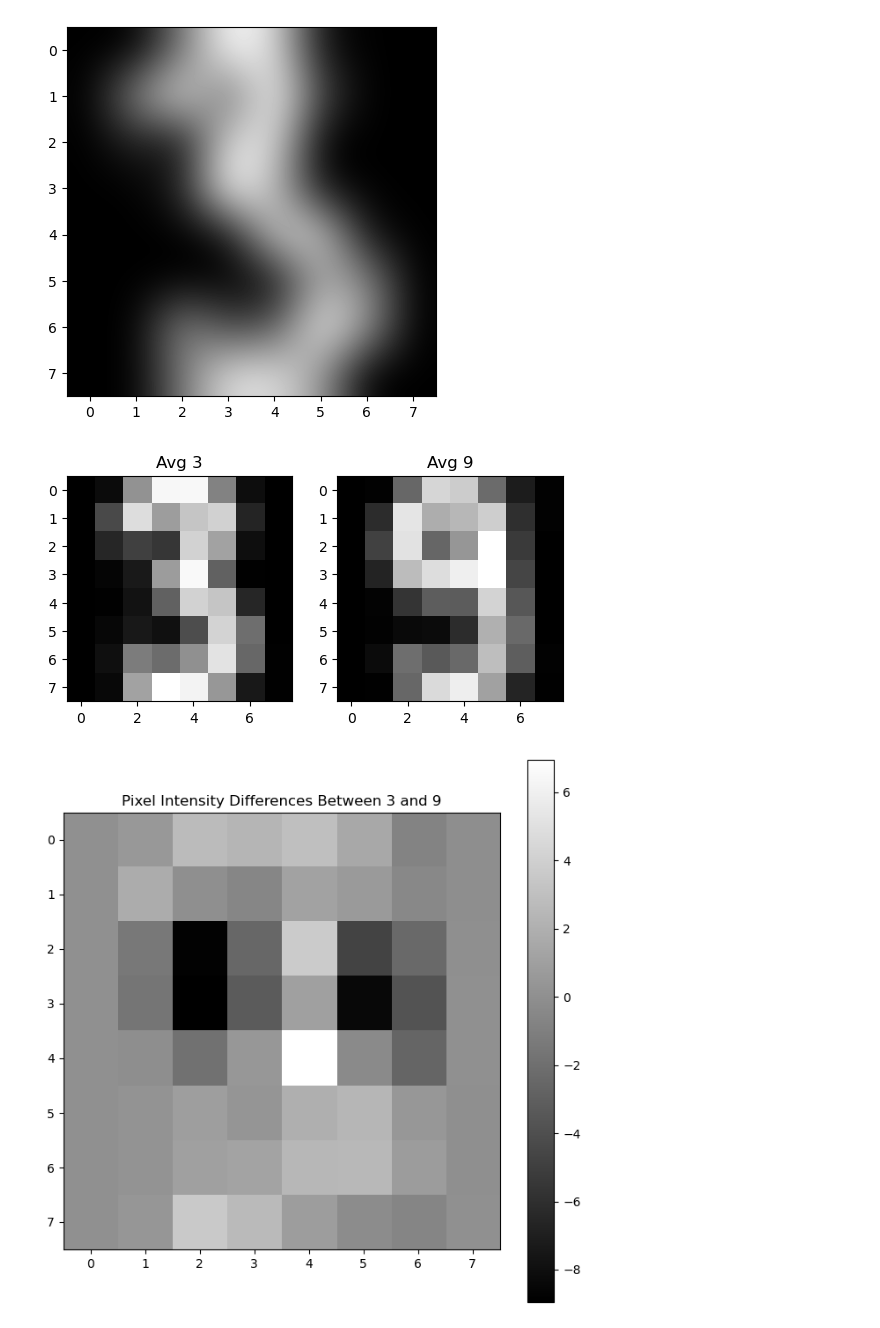
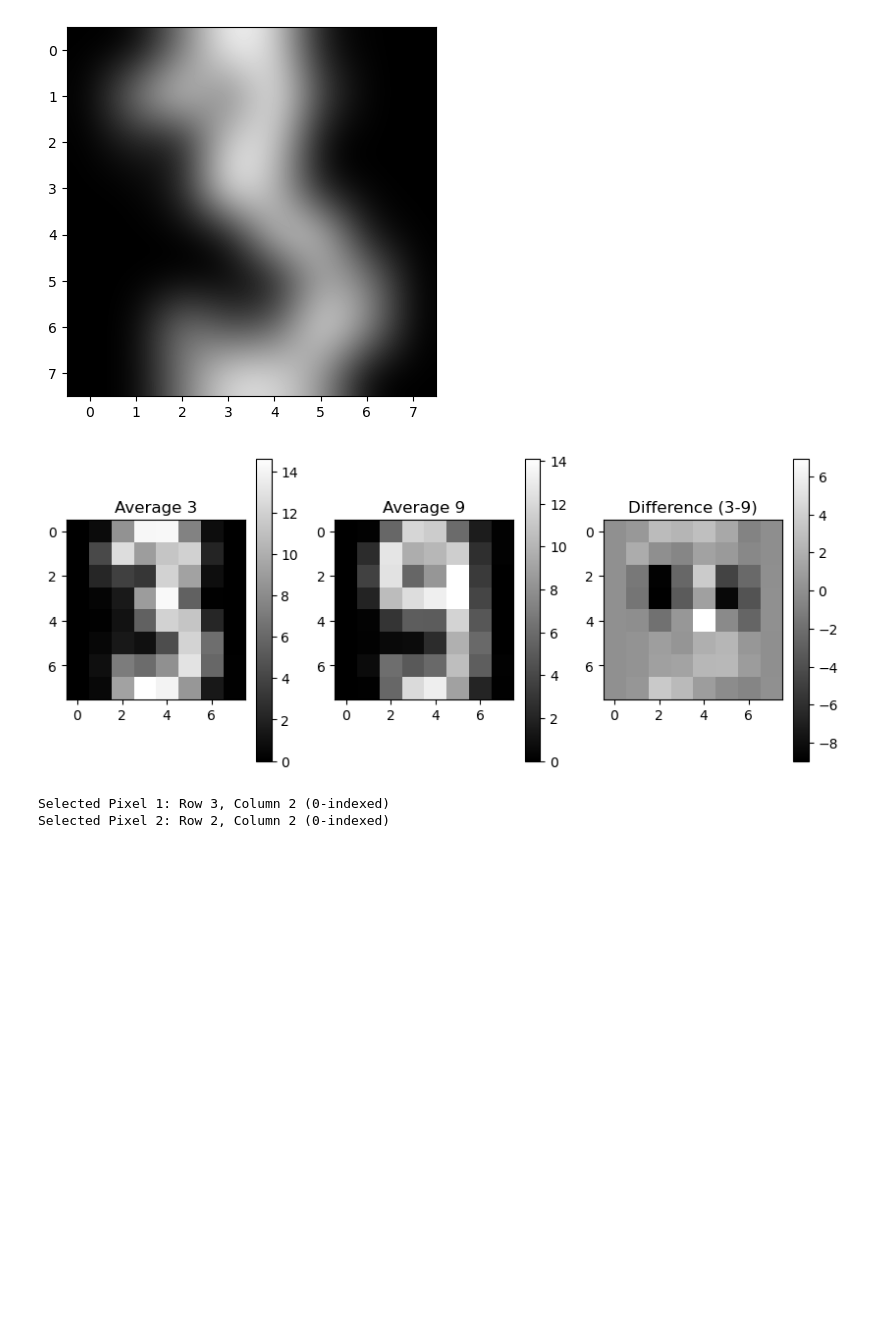
Before and after one commit to robin-alter/MSE-Exercises, a Jupyter notebook: 2024_05_08_Exercise_01/linear-classifiers-Ex2.ipynb, the cells around one changed output. Saved outputs shown, nothing was run; the diff lists cells and outputs as text; code cells hidden in the pictures; blank space fills up the shorter version.

```diff
--- a/2024_05_08_Exercise_01/linear-classifiers-Ex2.ipynb
+++ b/2024_05_08_Exercise_01/linear-classifiers-Ex2.ipynb
@@ -46,23 +46,3 @@ X_train, X_test, y_train, y_test =\
 (8, 8)
 [figure]
 [figure]
-# %%
-avg_digit_3 = np.mean(data[target == 3], axis=0)
-avg_digit_9 = np.mean(data[target == 9], axis=0)
-difference = avg_digit_3 - avg_digit_9
-
-plt.subplot(1, 2, 1)
-plt.imshow(avg_digit_3.reshape(8, 8), cmap='gray', interpolation='none')
-plt.title('Avg 3')
-plt.subplot(1, 2, 2)
-plt.imshow(avg_digit_9.reshape(8, 8), cmap='gray', interpolation='none')
-plt.title('Avg 9')
-plt.show()
-plt.figure(figsize=(8, 8))
-plt.imshow(difference.reshape(8, 8), cmap='gray', interpolation='none')
-plt.colorbar()
-plt.title('Pixel Intensity Differences Between 3 and 9')
-plt.show()
-# %% [output]
-[figure, removed]
-[figure, removed]
@@ -88 +49,44 @@ X_train_2d = features2d(X_train_array)
+# %%
+# Calculate average images for digits 3 and 9
+avg_digit_3 = np.mean(data[target == 3], axis=0).reshape(8, 8)
+avg_digit_9 = np.mean(data[target == 9], axis=0).reshape(8, 8)
+difference = avg_digit_3 - avg_digit_9
+
+# Visualize the average images and their differences
+plt.figure(figsize=(10, 4))
+plt.subplot(1, 3, 1)
+plt.imshow(avg_digit_3, cmap='gray', interpolation='none')
+plt.title('Average 3')
+plt.colorbar()
+plt.subplot(1, 3, 2)
+plt.imshow(avg_digit_9, cmap='gray', interpolation='none')
+plt.title('Average 9')
+plt.colorbar()
+plt.subplot(1, 3, 3)
+plt.imshow(difference, cmap='gray', interpolation='none')
+plt.title('Difference (3-9)')
+plt.colorbar()
+plt.show()
+
+# Identify the indices of the two pixels with the largest absolute differences
+indices = np.unravel_index(np.argsort(-np.abs(difference).ravel())[:2], difference.shape)
+pixel_1, pixel_2 = indices
+
+# Print pixel coordinates in the (row, column) format
+print(f"Selected Pixel 1: Row {pixel_1[0]}, Column {pixel_1[1]} (0-indexed)")
+print(f"Selected Pixel 2: Row {pixel_2[0]}, Column {pixel_2[1]} (0-indexed)")
+
+# Function to extract 2D features from the dataset
+def features2d(x):
+    """ Extract two features based on predefined pixel indices. """
+    f1 = x[:, pixel_1[0] * 8 + pixel_1[1]]  # Convert 2D index to 1D index for Feature 1
+    f2 = x[:, pixel_2[0] * 8 + pixel_2[1]]  # Convert 2D index to 1D index for Feature 2
+    return np.column_stack((f1, f2))
+
+# Extract 2D features for the training data
+X_train_2d = features2d(np.array(X_train))
+# %% [output]
+[figure, added]
+Selected Pixel 1: Row 3, Column 2 (0-indexed)
+Selected Pixel 2: Row 2, Column 2 (0-indexed)
 # %%
```
Also changed, not shown: parts of 5 cells of this notebook.
